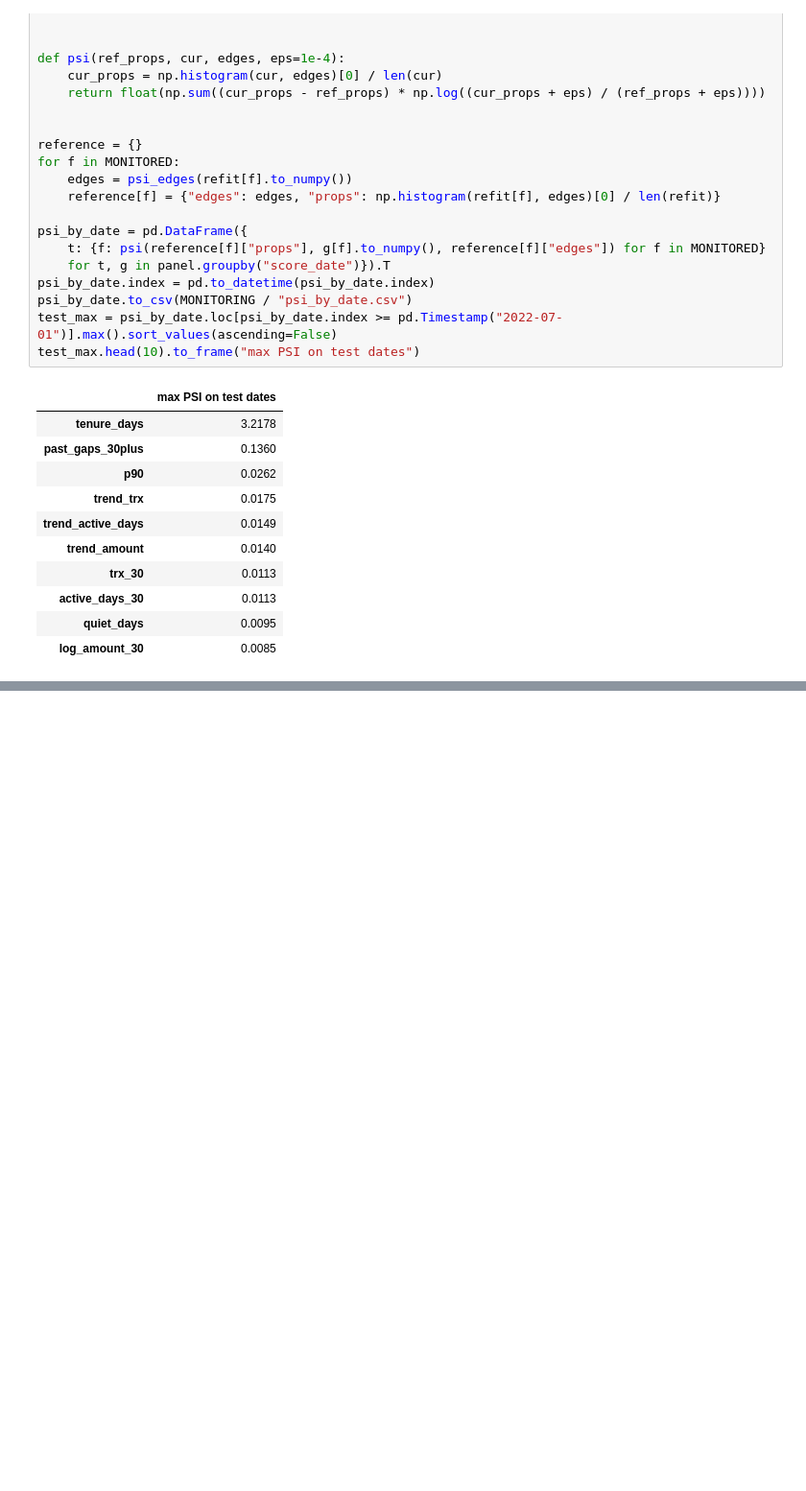
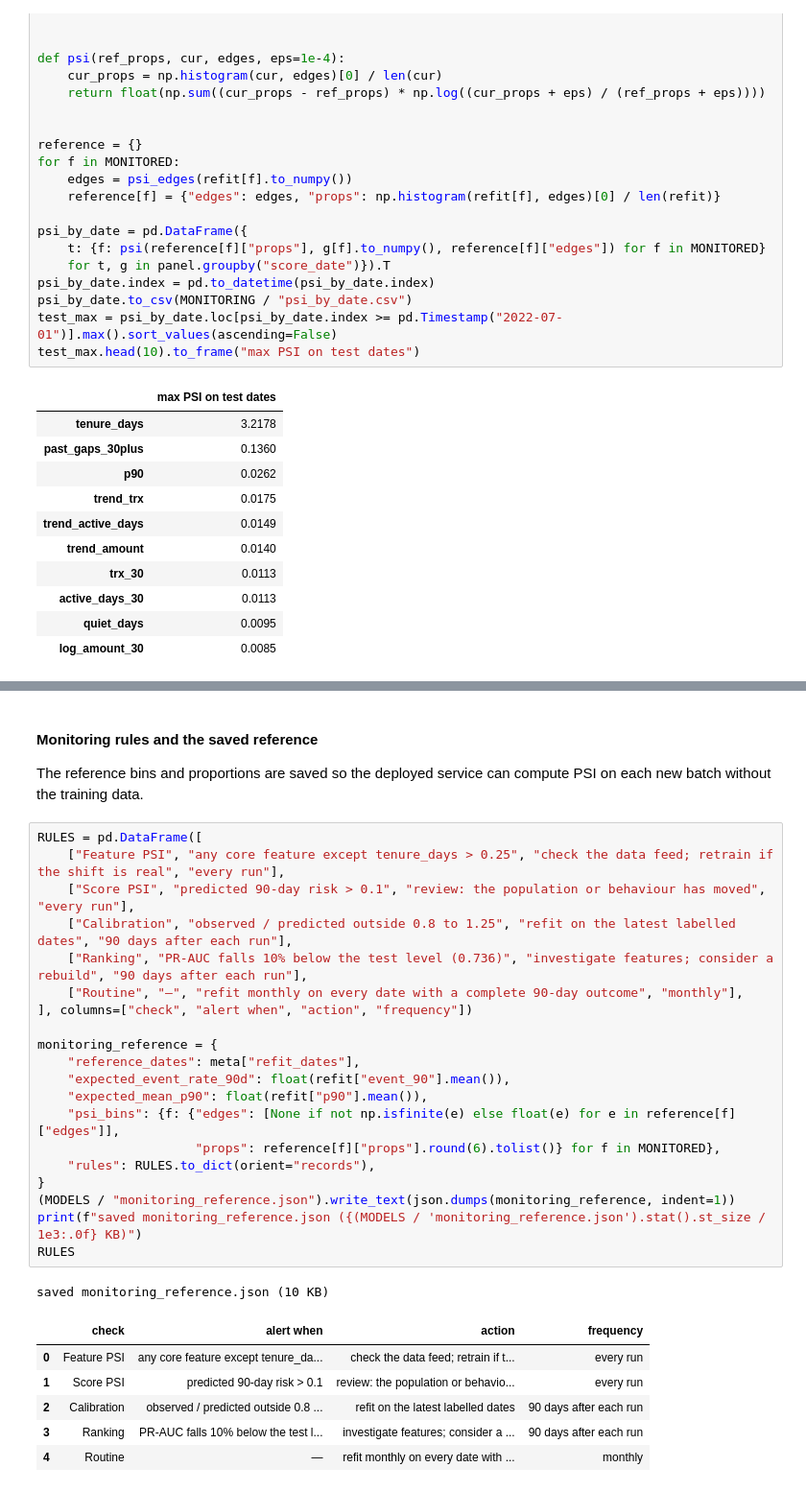
Before and after one commit to tintinWanyoike/084045_dsa_8401_capstone_project, a Jupyter notebook: notebook.ipynb, the cells around one changed output, grey strips where cells are left out. Shown at 96% size. Cells and saved outputs as stored; diff of their text form; blank space fills up the shorter version.

```diff
--- a/notebook.ipynb
+++ b/notebook.ipynb
@@ -3392,0 +3485,33 @@ test_max.head(10).to_frame("max PSI on test dates")
+# %% [markdown]
+#### Monitoring rules and the saved reference
+
+The reference bins and proportions are saved so the deployed service can compute PSI on
+each new batch without the training data.
+# %%
+RULES = pd.DataFrame([
+    ["Feature PSI", "any core feature except tenure_days > 0.25", "check the data feed; retrain if the shift is real", "every run"],
+    ["Score PSI", "predicted 90-day risk > 0.1", "review: the population or behaviour has moved", "every run"],
+    ["Calibration", "observed / predicted outside 0.8 to 1.25", "refit on the latest labelled dates", "90 days after each run"],
+    ["Ranking", "PR-AUC falls 10% below the test level (0.736)", "investigate features; consider a rebuild", "90 days after each run"],
+    ["Routine", "—", "refit monthly on every date with a complete 90-day outcome", "monthly"],
+], columns=["check", "alert when", "action", "frequency"])
+
+monitoring_reference = {
+    "reference_dates": meta["refit_dates"],
+    "expected_event_rate_90d": float(refit["event_90"].mean()),
+    "expected_mean_p90": float(refit["p90"].mean()),
+    "psi_bins": {f: {"edges": [None if not np.isfinite(e) else float(e) for e in reference[f]["edges"]],
+                     "props": reference[f]["props"].round(6).tolist()} for f in MONITORED},
+    "rules": RULES.to_dict(orient="records"),
+}
+(MODELS / "monitoring_reference.json").write_text(json.dumps(monitoring_reference, indent=1))
+print(f"saved monitoring_reference.json ({(MODELS / 'monitoring_reference.json').stat().st_size / 1e3:.0f} KB)")
+RULES
+# %% [output]
+saved monitoring_reference.json (10 KB)
+|  | check | alert when | action | frequency |
+| 0 | Feature PSI | any core feature except tenure_da... | check the data feed; retrain if t... | every run |
+| 1 | Score PSI | predicted 90-day risk > 0.1 | review: the population or behavio... | every run |
+| 2 | Calibration | observed / predicted outside 0.8 ... | refit on the latest labelled dates | 90 days after each run |
+| 3 | Ranking | PR-AUC falls 10% below the test l... | investigate features; consider a ... | 90 days after each run |
+| 4 | Routine | — | refit monthly on every date with ... | monthly |
```
Also changed, not shown: parts of 12 cells of this notebook, 3 other files.
